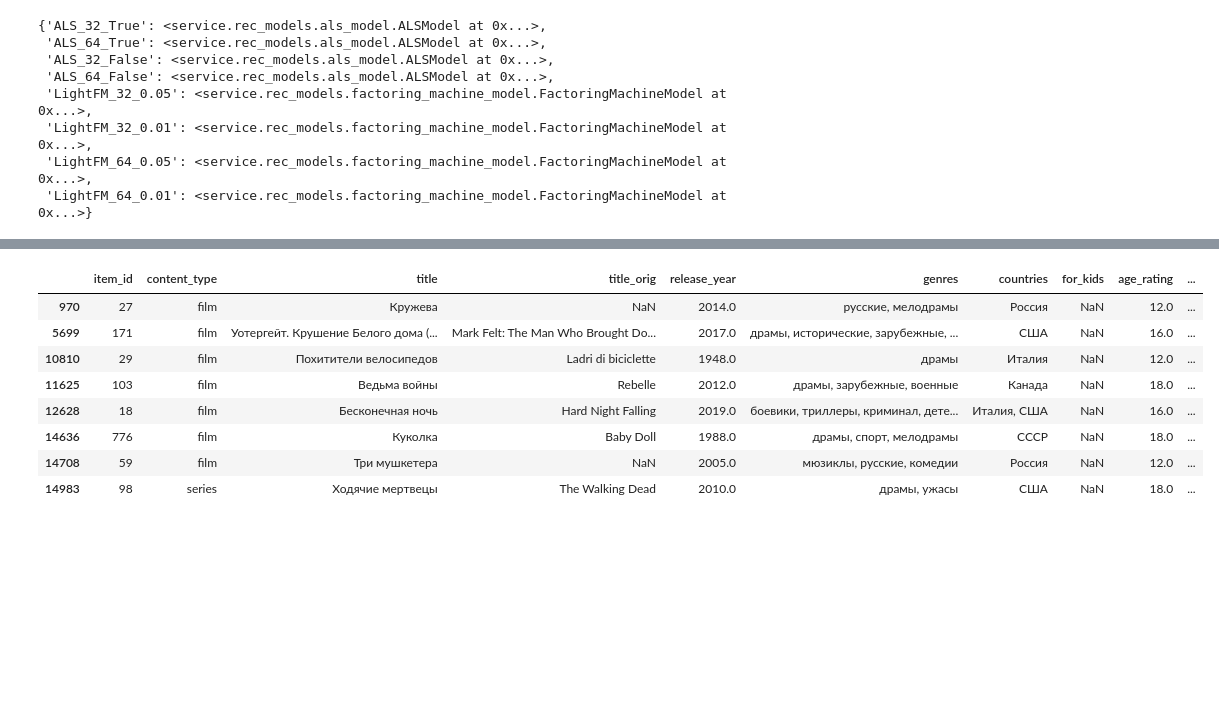
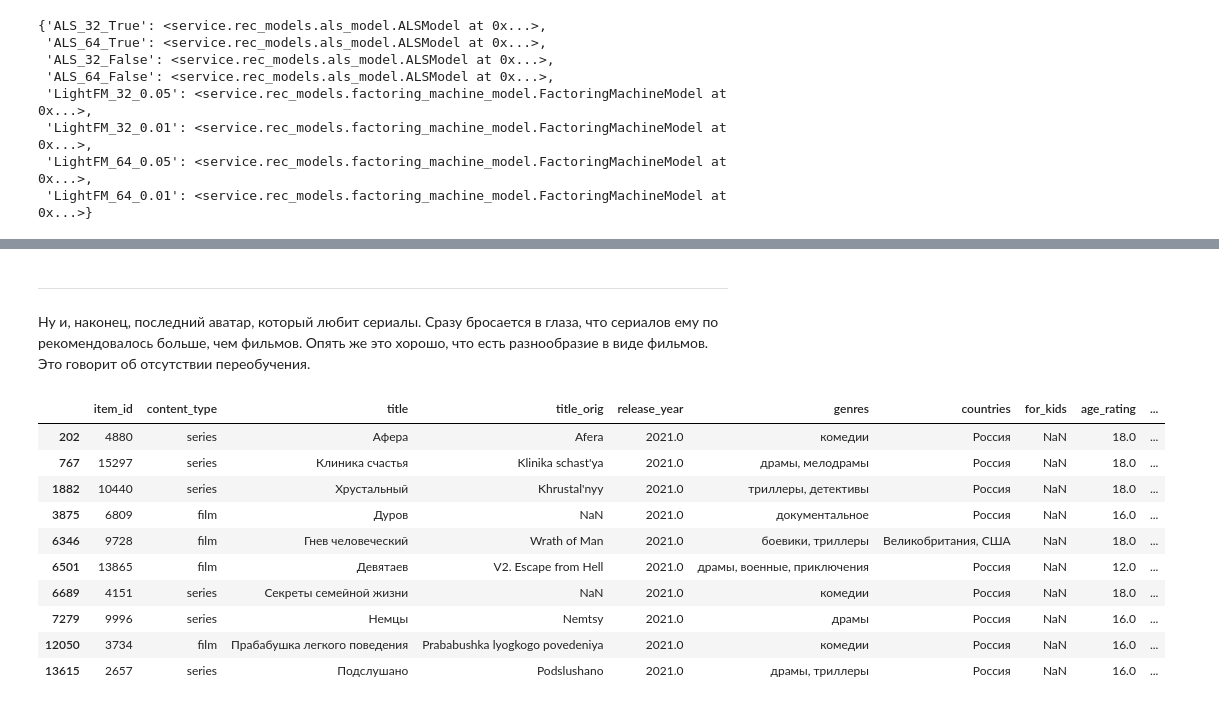
Before and after one commit to EasySocHacks/RecSys, a Jupyter notebook: jupyter/hw4.ipynb, the cells around one changed output, grey strips where cells are left out. Cells and saved outputs as stored; diff of their text form; code cells hidden in the pictures; blank space fills up the shorter version.

```diff
--- a/jupyter/hw4.ipynb
+++ b/jupyter/hw4.ipynb
@@ -689,6 +400,4 @@ print(f"test: {test.shape}")
 # %% [output]
 train: (4985486, 6)
 test: (490985, 6)
-# %%
-train.drop(train.query("total_dur < 300").index, inplace=True)
 # %%
@@ -928,14 +613,21 @@ def augment_inner_product(factors):
 # %%
-% time
-from service.rec_models.als_model import ALSModel
+%%time
+from service.rec_models.als_model import ALSModel, ALSFeatures
 
 for is_fitting_features in (True, False):
     for n_factors in N_FACTORS:
+        print(f"ALS_{n_factors}_{is_fitting_features}")
         models[f"ALS_{n_factors}_{is_fitting_features}"] = (
             ALSModel(
-                dataset=dataset,
+                train=train,
                 n_factors=n_factors,
                 is_fitting_features=is_fitting_features,
+                features=ALSFeatures(
+                  user_features_df=user_features,
+                    cat_user_features=["sex", "age", "income"],
+                    item_features_df=item_features,
+                    cat_item_features=["genre", "content_type"]
+                ),
                 n_threads=NUM_THREADS,
                 seed=SEED
             )
@@ -946,9 +642,11 @@ Wall time: 3.58 µs
 # %%
-% time
-from service.rec_models.factoring_machine_model import FactoringMachineModel, FMHyperParams, FMTuneParams, FMFeatures
+%%time
+from service.rec_models.factoring_machine_model import FactoringMachineModel, FMHyperParams, FMTuneParams, FMFeatures, \
+    NeighParams
 
 for n_factors in N_FACTORS:
     for lr in LEARNING_RATE:
+        print(f"LightFM_{n_factors}_{lr}")
         models[f"LightFM_{n_factors}_{lr}"] = (
             FactoringMachineModel(
                 train=train,
@@ -964,10 +662,11 @@ for n_factors in N_FACTORS:
                     n_threads=NUM_THREADS,
                     seed=SEED
                 ),
+                neigh_params=NeighParams(),
                 features=FMFeatures(
                     user_features_df=user_features,
                     cat_user_features=["sex", "age", "income"],
-                    item_features_df=items,
+                    item_features_df=item_features,
                     cat_item_features=["genre", "content_type"]
                 ),
             )
@@ -1073,0 +742,5 @@ label_fake_3 = labels[2, :].flatten()
+# %%
+model = models["LightFM_64_0.01"]
+fake_user_id_series = new_user_id - 1
+fake_user_id_sport = new_user_id - 2
+fake_user_id_thriller = new_user_id - 3
@@ -1101,13 +796,23 @@ acquired_items
+# %% [markdown]
+---
+
+Ну и, наконец, последний аватар, который любит сериалы.
+Сразу бросается в глаза, что сериалов ему по рекомендовалось больше, чем фильмов.
+Опять же это хорошо, что есть разнообразие в виде фильмов. Это говорит об отсутствии переобучения.
 # %%
-acquired_items = items[items["item_id"].isin(label_fake_3)]
+recos = model.recommend(fake_user_id_series, 10)
+
+acquired_items = items[items["item_id"].isin(recos)]
 acquired_items
 # %% [output]
 |  | item_id | content_type | title | title_orig | release_year | genres | countries | for_kids | age_rating | ... |
-| 970 | 27 | film | Кружева | NaN | 2014.0 | русские, мелодрамы | Россия | NaN | 12.0 | ... |
-| 5699 | 171 | film | Уотергейт. Крушение Белого дома (... | Mark Felt: The Man Who Brought Do... | 2017.0 | драмы, исторические, зарубежные, ... | США | NaN | 16.0 | ... |
-| 10810 | 29 | film | Похитители велосипедов | Ladri di biciclette | 1948.0 | драмы | Италия | NaN | 12.0 | ... |
-| 11625 | 103 | film | Ведьма войны | Rebelle | 2012.0 | драмы, зарубежные, военные | Канада | NaN | 18.0 | ... |
-| 12628 | 18 | film | Бесконечная ночь | Hard Night Falling | 2019.0 | боевики, триллеры, криминал, дете... | Италия, США | NaN | 16.0 | ... |
-| 14636 | 776 | film | Куколка | Baby Doll | 1988.0 | драмы, спорт, мелодрамы | СССР | NaN | 18.0 | ... |
-| 14708 | 59 | film | Три мушкетера | NaN | 2005.0 | мюзиклы, русские, комедии | Россия | NaN | 12.0 | ... |
-| 14983 | 98 | series | Ходячие мертвецы | The Walking Dead | 2010.0 | драмы, ужасы | США | NaN | 18.0 | ... |
+| 202 | 4880 | series | Афера | Afera | 2021.0 | комедии | Россия | NaN | 18.0 | ... |
+| 767 | 15297 | series | Клиника счастья | Klinika schast'ya | 2021.0 | драмы, мелодрамы | Россия | NaN | 18.0 | ... |
+| 1882 | 10440 | series | Хрустальный | Khrustal'nyy | 2021.0 | триллеры, детективы | Россия | NaN | 18.0 | ... |
+| 3875 | 6809 | film | Дуров | NaN | 2021.0 | документальное | Россия | NaN | 16.0 | ... |
+| 6346 | 9728 | film | Гнев человеческий | Wrath of Man | 2021.0 | боевики, триллеры | Великобритания, США | NaN | 18.0 | ... |
+| 6501 | 13865 | film | Девятаев | V2. Escape from Hell | 2021.0 | драмы, военные, приключения | Россия | NaN | 12.0 | ... |
+| 6689 | 4151 | series | Секреты семейной жизни | NaN | 2021.0 | комедии | Россия | NaN | 18.0 | ... |
+| 7279 | 9996 | series | Немцы | Nemtsy | 2021.0 | драмы | Россия | NaN | 16.0 | ... |
+| 12050 | 3734 | film | Прабабушка легкого поведения | Prababushka lyogkogo povedeniya | 2021.0 | комедии | Россия | NaN | 16.0 | ... |
+| 13615 | 2657 | series | Подслушано | Podslushano | 2021.0 | драмы, триллеры | Россия | NaN | 16.0 | ... |
```
Also changed, not shown: parts of 71 cells of this notebook.
